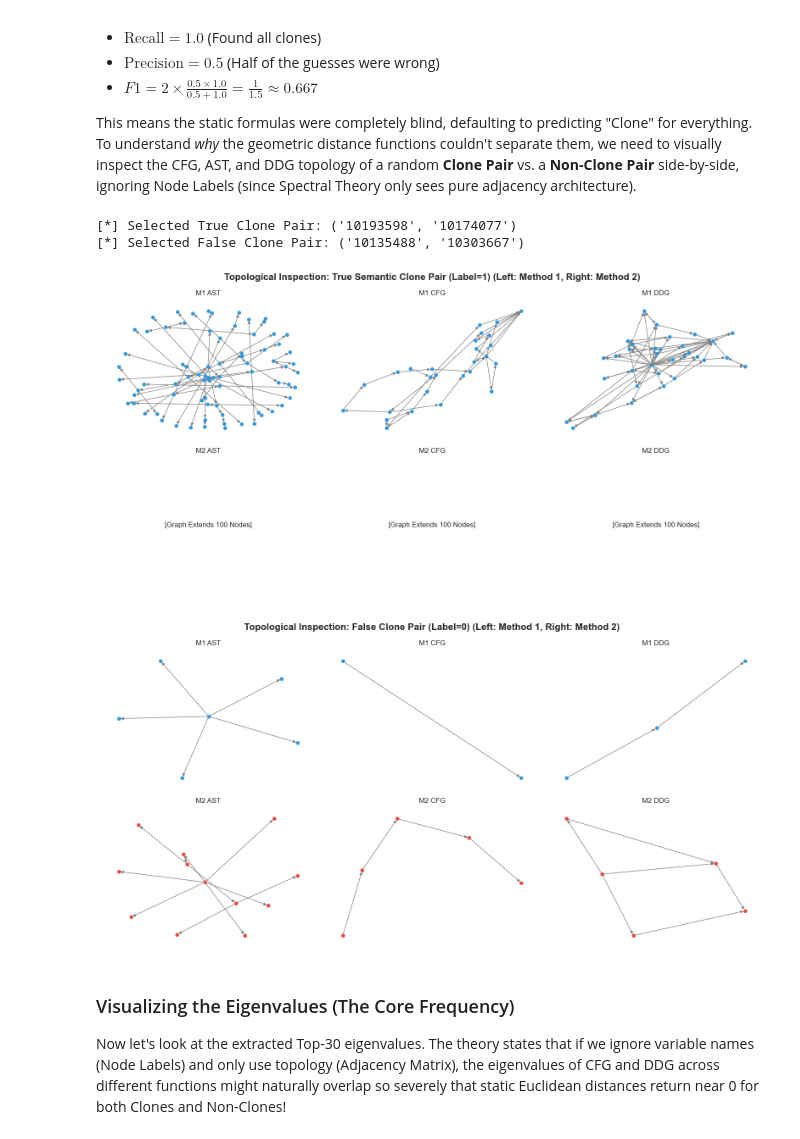
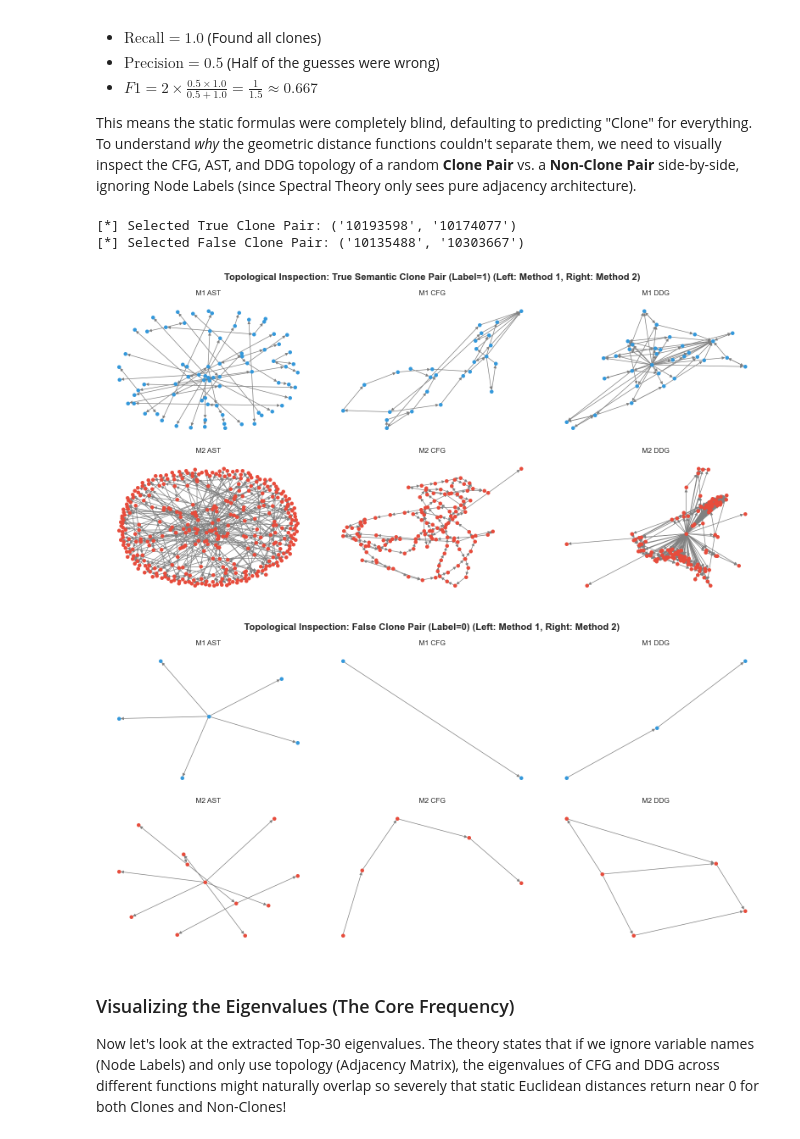
Before and after one commit to Knowledge4Software/Spectral-Software, a Jupyter notebook: Spectral_Analysis_Dashboard.ipynb, the cells around one changed output. Drawn from its saved outputs; the diff is of its cells as text; code cells hidden in the pictures.

```diff
--- a/Spectral_Analysis_Dashboard.ipynb
+++ b/Spectral_Analysis_Dashboard.ipynb
@@ -20,7 +20,11 @@ import pandas as pd
 import networkx as nx
 import matplotlib.pyplot as plt
 
-BASE_DIR = r"C:\Users\koush\PyProjects\Spectral-Software"
+from dotenv import load_dotenv
+load_dotenv()
+
+BASE_DIR = os.getenv("BASE_DIR")
+
 if BASE_DIR not in sys.path:
     sys.path.append(BASE_DIR)
 
@@ -628,41 +631,43 @@ if non_clone_pair is None and len(valid_subset_ids) >= 4:
 print(f"[*] Selected True Clone Pair: {clone_pair}")
 print(f"[*] Selected False Clone Pair: {non_clone_pair}")
 
+NODES_LIMIT = 1000
+
 def plot_pair_comparison(pair, label, db):
     id1, id2 = pair
     if id1 not in db or id2 not in db:
         print(f"[-] Pair {pair} not found in current isolated Graph DB. Run for full dataset.")
         return
 
     fig, axes = plt.subplots(2, 3, figsize=(16, 8))
     fig.suptitle(f"Topological Inspection: {label} (Left: Method 1, Right: Method 2)", fontsize=16, weight="bold")
 
     layers_to_plot = ["ast", "cfg", "ddg"]
 
     for i, gtype in enumerate(layers_to_plot):
         g1 = db[id1].get(gtype)
         g2 = db[id2].get(gtype)
 
         for j, (graph, title) in enumerate(zip([g1, g2], [f"M1 {gtype.upper()}", f"M2 {gtype.upper()}"])):
             ax = axes[j, i]
-            if graph and 0 < graph.number_of_nodes() <= 100:
+            if graph and 0 < graph.number_of_nodes() <= NODES_LIMIT:
                 pos = nx.spring_layout(graph, seed=42)
                 nx.draw(graph, pos, ax=ax, node_size=30, node_color="#3498db" if j==0 else "#e74c3c", edge_color="gray", with_labels=False, arrows=True)
-            elif graph and graph.number_of_nodes() > 100:
-                ax.text(0.5, 0.5, "[Graph Extends 100 Nodes]", ha='center')
+            elif graph and graph.number_of_nodes() > NODES_LIMIT:
+                ax.text(0.5, 0.5, f"[Graph Extends {NODES_LIMIT} Nodes]", ha='center')
             else:
                 ax.text(0.5, 0.5, "[Empty/Missing]", ha='center')
             ax.set_title(title, fontsize=12)
             ax.set_axis_off()
     plt.tight_layout()
     plt.show()
 
 plot_pair_comparison(clone_pair, "True Semantic Clone Pair (Label=1)", graph_db)
 plot_pair_comparison(non_clone_pair, "False Clone Pair (Label=0)", graph_db)
 # %% [output]
 [*] Selected True Clone Pair: ('10193598', '10174077')
 [*] Selected False Clone Pair: ('10135488', '10303667')
-[figure, old version]
+[figure, new version]
 [figure]
 # %% [markdown]
 ### Visualizing the Eigenvalues (The Core Frequency)
```
Also changed, not shown: parts of 12 cells of this notebook, 5 other files.
